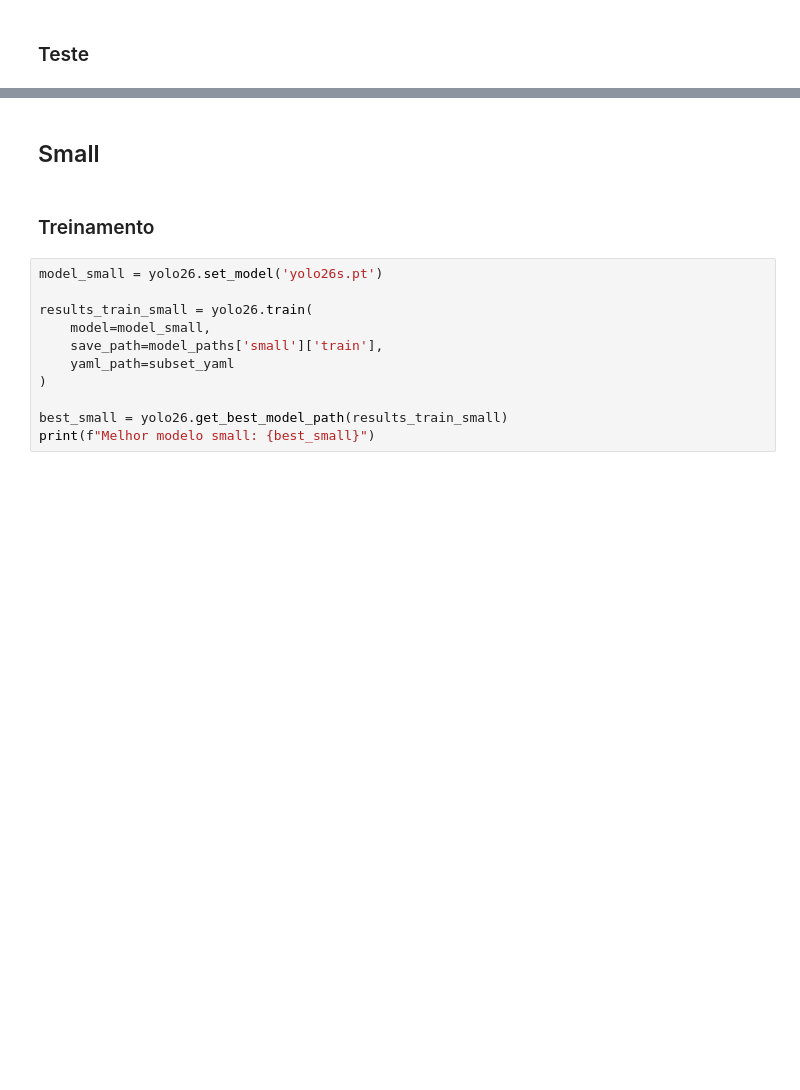
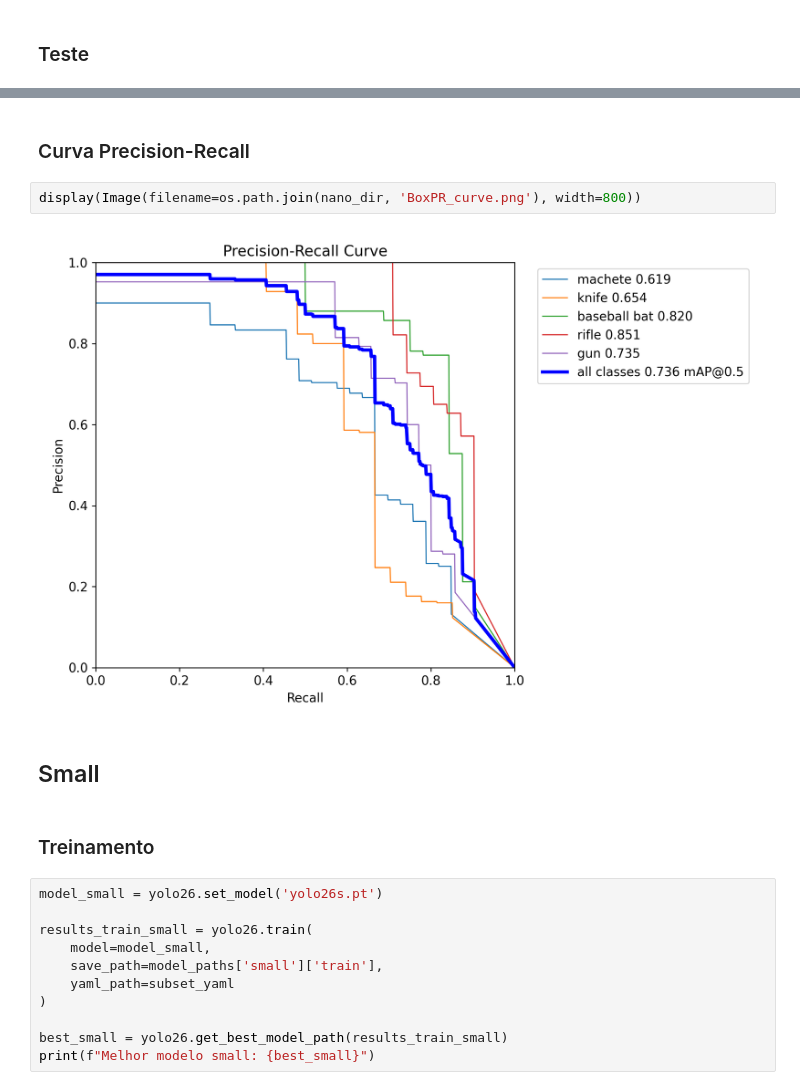
Before and after one commit to oHenryy/yolo_dangerous_items, a Jupyter notebook: yolo_dangerousItens.ipynb, the cells around one changed output, grey strips where cells are left out. Cells and saved outputs as stored; diff of their text form; blank space fills up the shorter version.

```diff
--- a/yolo_dangerousItens.ipynb
+++ b/yolo_dangerousItens.ipynb
@@ -258,3 +266,9 @@ Results saved to /home/henry/yolo_dangerous_items/runs/detect/val12
+# %% [markdown]
+### Curva Precision-Recall
+# %%
+display(Image(filename=os.path.join(nano_dir, 'BoxPR_curve.png'), width=800))
+# %% [output]
+[figure, added]
 # %% [markdown]
 ## Small
 # %% [markdown]
```
Also changed, not shown: parts of 25 cells of this notebook.
